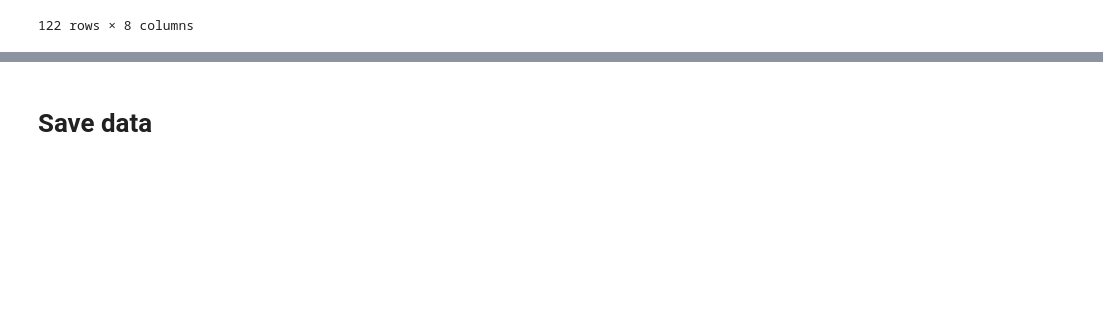
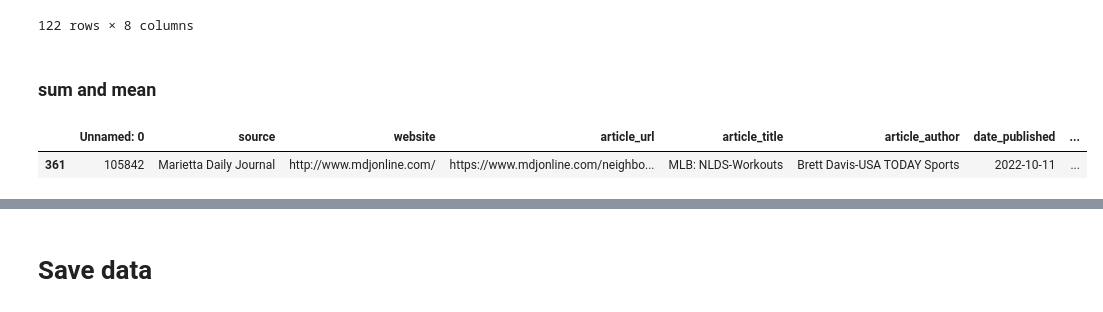
Before and after one commit to ykim71/EDA, a Jupyter notebook: CME_EDA.ipynb, the cells around one changed output, grey strips where cells are left out. Saved outputs shown, nothing was run; the diff lists cells and outputs as text; code cells hidden in the pictures; blank space fills up the shorter version.

```diff
--- a/CME_EDA.ipynb
+++ b/CME_EDA.ipynb
@@ -352,3 +352,5 @@ df_source_rndm1
 | 120 | 148313 | Waynesboro True Citizen | http://www.thetruecitizen.com/ | https://www.thetruecitizen.com/ar... | Vidette establishes utilities ord... | SHELLIE SMITLEY | 2022-10-05 | ... |
 | 121 | 17956 | White County News | http://www.whitecountynews.net/ | https://whitecountynews.newsbank.... | PUBLIC MEETINGS | NaN | 2022-09-15 | ... |
 122 rows × 8 columns
+# %% [markdown]
+### sum and mean
@@ -354,0 +359,5 @@ df_source_rndm1
+# %%
+df.sample(1)
+# %% [output]
+|  | Unnamed: 0 | source | website | article_url | article_title | article_author | date_published | ... |
+| 361 | 105842 | Marietta Daily Journal | http://www.mdjonline.com/ | https://www.mdjonline.com/neighbo... | MLB: NLDS-Workouts | Brett Davis-USA TODAY Sports | 2022-10-11 | ... |
```
Also changed, not shown: parts of 3 cells of this notebook.
